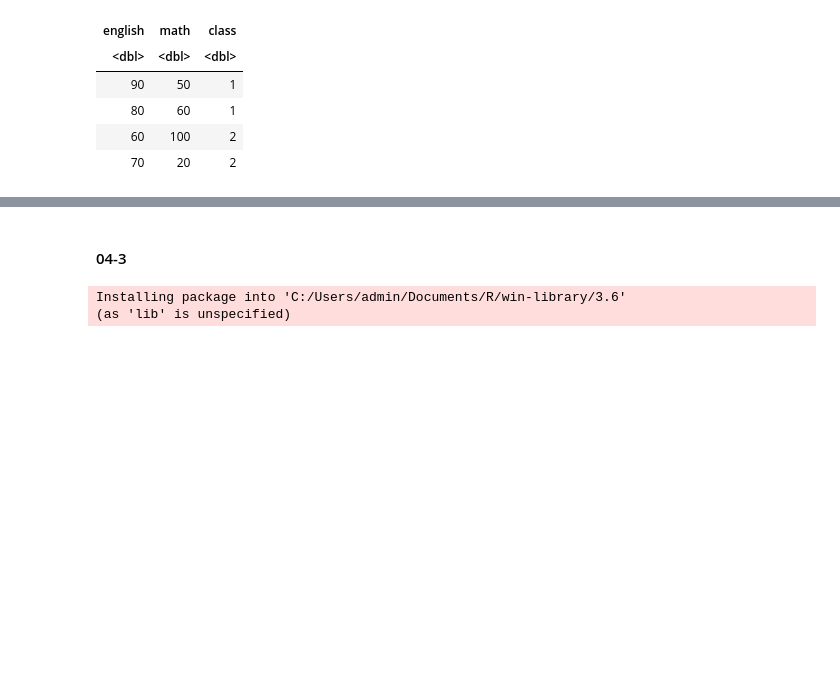
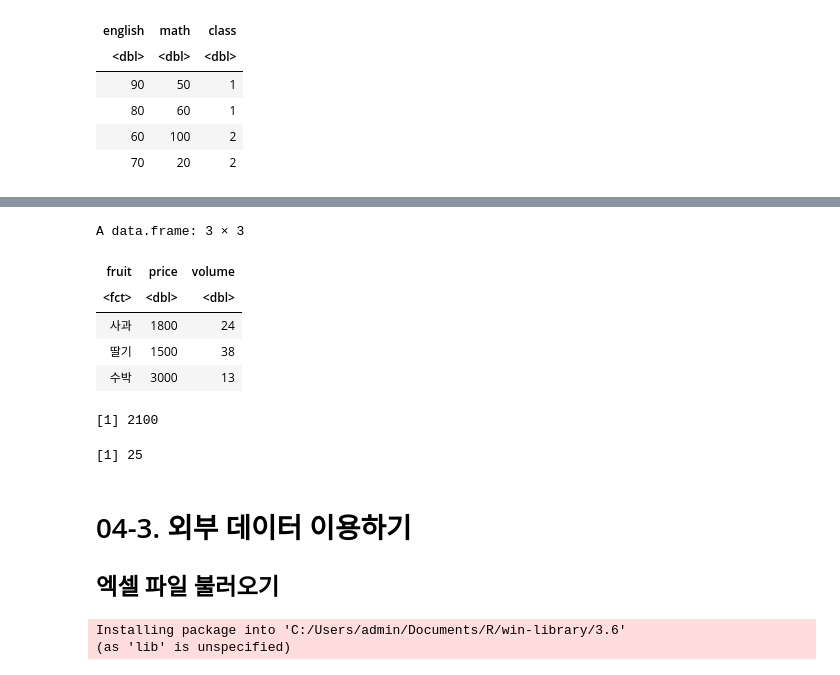
Before and after one commit to bcduck89/R_study, a Jupyter notebook: Part04.ipynb, the cells around one changed output, grey strips where cells are left out. Drawn from its saved outputs; the diff is of its cells as text; code cells hidden in the pictures; blank space fills up the shorter version.

```diff
--- a/Part04.ipynb
+++ b/Part04.ipynb
@@ -44,2 +55,26 @@ A data.frame: 4 × 3
+# %%
+# 데이터 프레임 만들기
+sales = data.frame(
+    fruit = c('사과', '딸기', '수박'),
+    price = c(1800, 1500, 3000),
+    volume = c(24,38,13)
+)
+# %%
+# 데이터 프레임 출력하기
+sales
+# %% [output]
+A data.frame: 3 × 3
+| fruit | price | volume |
+| <fct> | <dbl> | <dbl> |
+| 사과 | 1800 | 24 |
+| 딸기 | 1500 | 38 |
+| 수박 | 3000 | 13 |
+# %%
+mean(sales$price) # 가격 평균
+mean(sales$volume) # 판매량 평균
+# %% [output]
+[1] 2100
+[1] 25
 # %% [markdown]
-#### 04-3 ####
+# 04-3. 외부 데이터 이용하기
+## 엑셀 파일 불러오기
```
Also changed, not shown: parts of 17 cells of this notebook.
